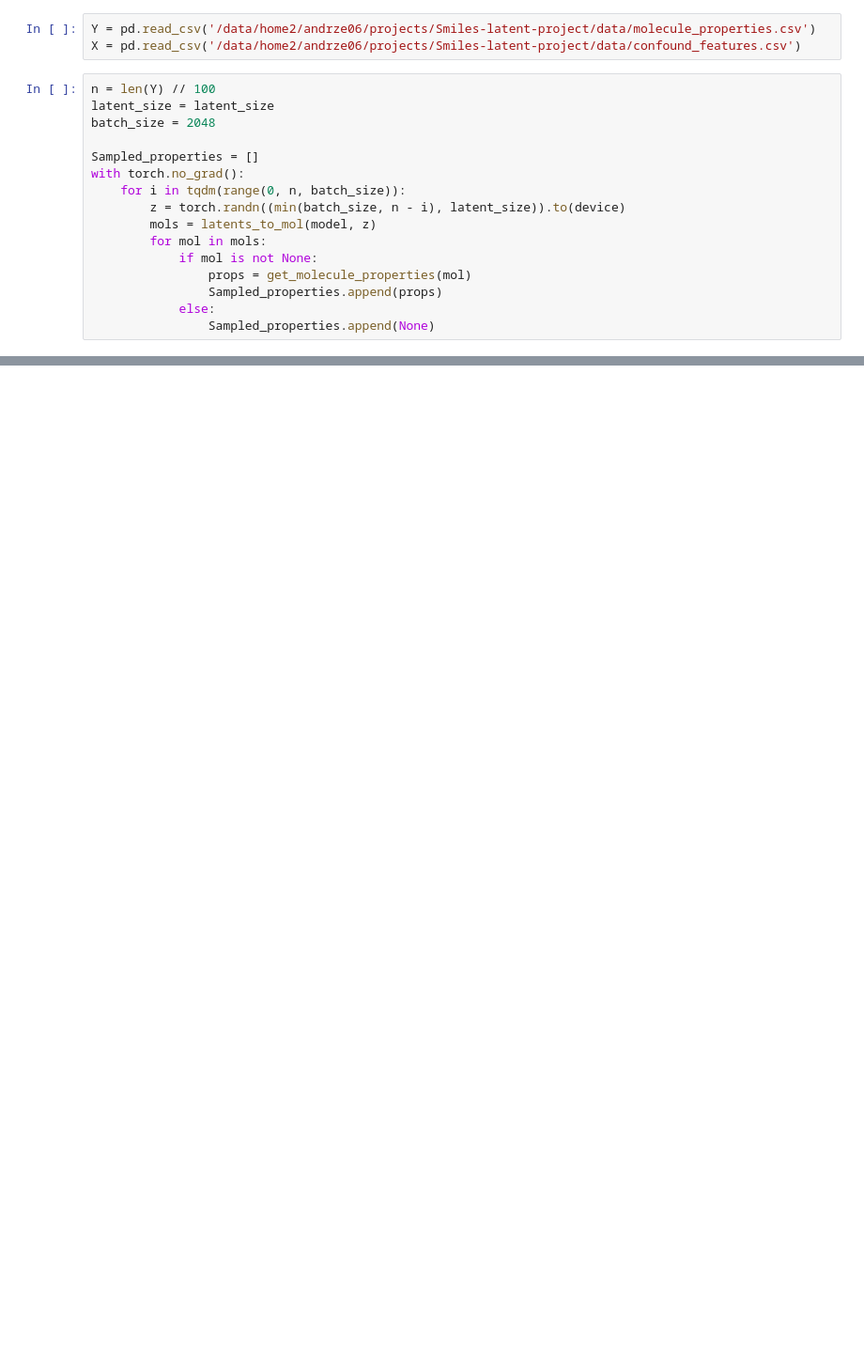
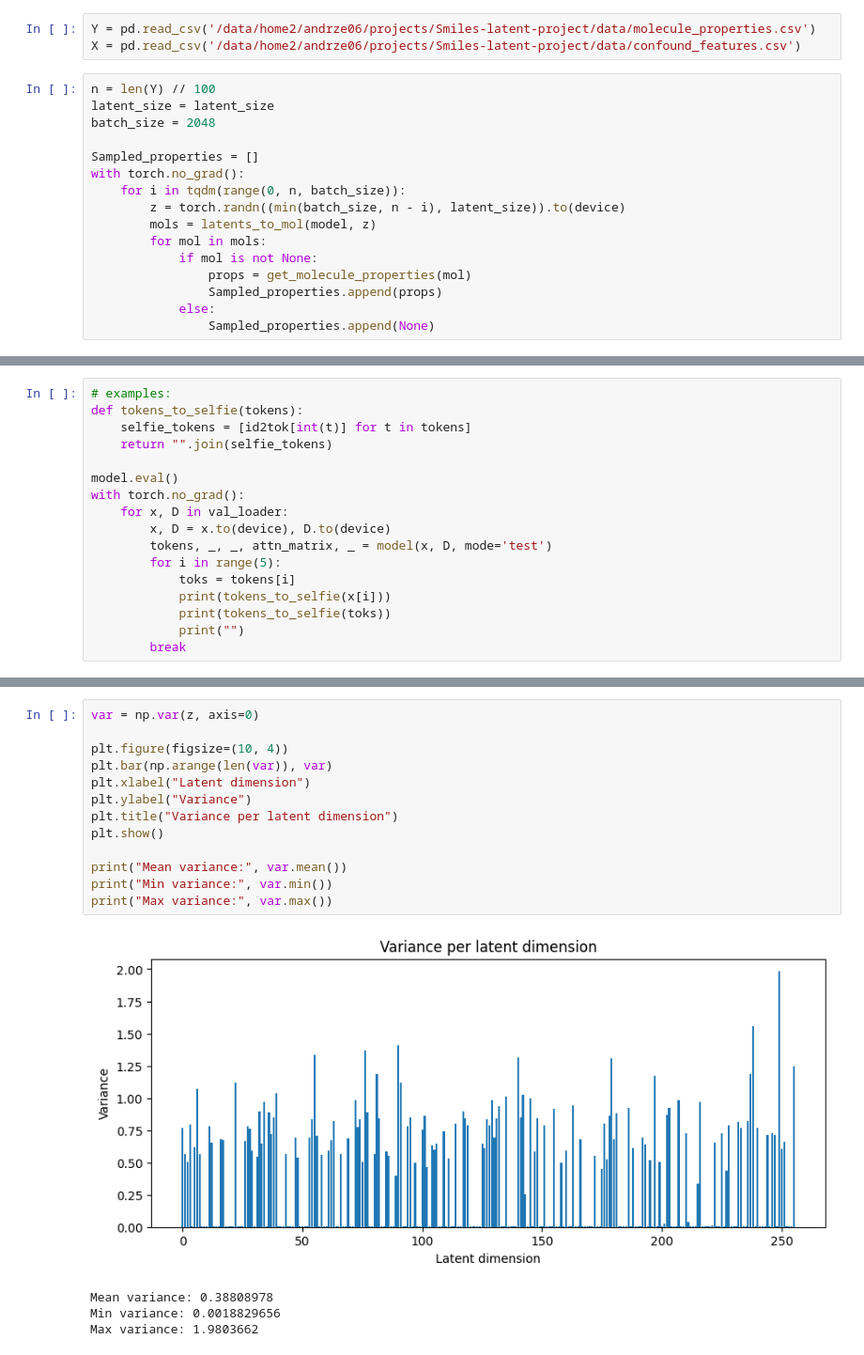
Before and after one commit to JanAndrzejewski050/Graph-Latent-Space, a Jupyter notebook: smilesVAE/notebooks/graphdistance-train.ipynb, the cells around one changed output, grey strips where cells are left out. Shown at 94% size. Cells and saved outputs as stored; diff of their text form; blank space fills up the shorter version.

```diff
--- a/smilesVAE/notebooks/graphdistance-train.ipynb
+++ b/smilesVAE/notebooks/graphdistance-train.ipynb
@@ -821,0 +878,17 @@ plt.show()
+# %%
+# examples:
+def tokens_to_selfie(tokens):
+    selfie_tokens = [id2tok[int(t)] for t in tokens]
+    return "".join(selfie_tokens)
+
+model.eval()
+with torch.no_grad():
+    for x, D in val_loader:
+        x, D = x.to(device), D.to(device)
+        tokens, _, _, attn_matrix, _ = model(x, D, mode='test')
+        for i in range(5):
+            toks = tokens[i]
+            print(tokens_to_selfie(x[i]))
+            print(tokens_to_selfie(toks))
+            print("")
+        break
@@ -821,0 +1100,18 @@ plt.show()
+# %%
+var = np.var(z, axis=0)
+
+plt.figure(figsize=(10, 4))
+plt.bar(np.arange(len(var)), var)
+plt.xlabel("Latent dimension")
+plt.ylabel("Variance")
+plt.title("Variance per latent dimension")
+plt.show()
+
+print("Mean variance:", var.mean())
+print("Min variance:", var.min())
+print("Max variance:", var.max())
+# %% [output]
+[figure, added]
+Mean variance: 0.38808978
+Min variance: 0.0018829656
+Max variance: 1.9803662
```
Also changed, not shown: parts of 12 cells of this notebook, 1 other file.
